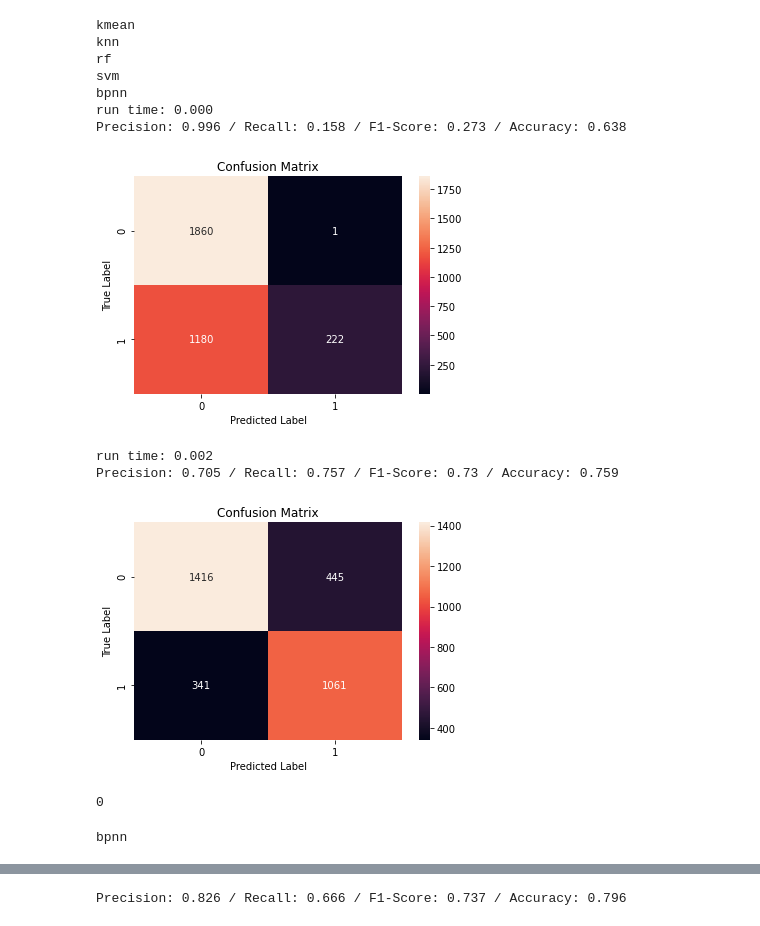
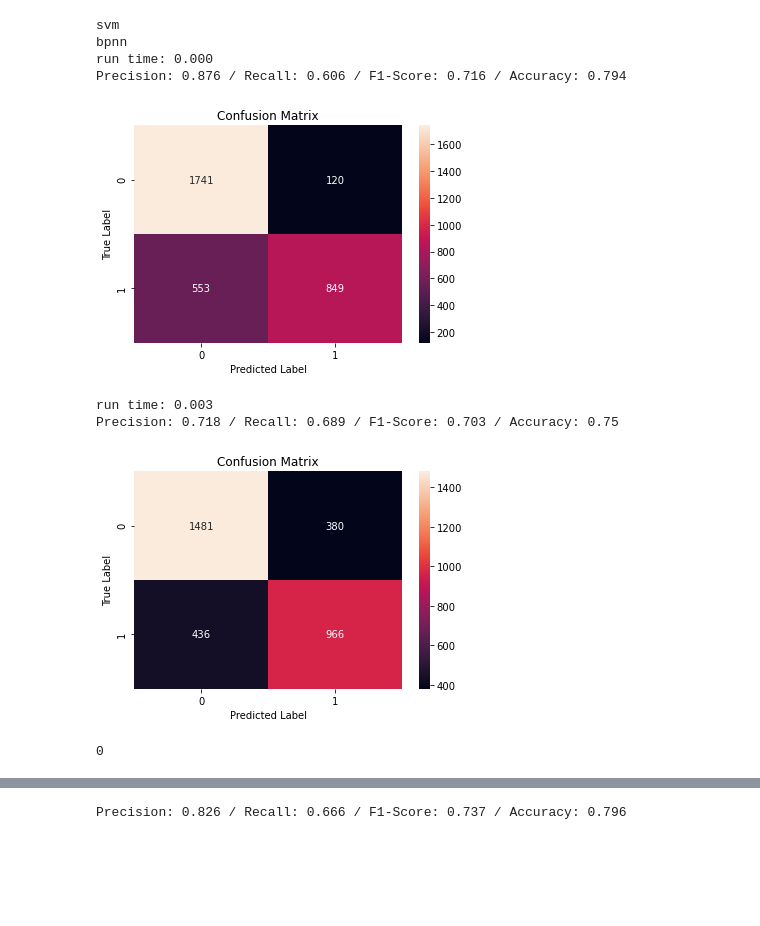
Before and after one commit to TannerFry/CS522-Final-Project, a Jupyter notebook: fusion.ipynb, the cells around one changed output, grey strips where cells are left out. Cells and saved outputs as stored; diff of their text form; code cells hidden in the pictures; blank space fills up the shorter version.

Commit message:
fld+fusion update

```diff
--- a/fusion.ipynb
+++ b/fusion.ipynb
@@ -96,7 +96,7 @@ def performance(Y_pred, Y_test):
 #fusion: majority voting
 def mv(X_test_fusion,Y_test):
     t0 = time.time()
-    Y_pred_mv = np.greater(np.sum(X_test_fusion, axis = 1),3).astype(int)
+    Y_pred_mv = np.greater(np.sum(X_test_fusion, axis = 1),1).astype(int)
     t1 = time.time()
     print(f"run time: {t1-t0:.3f}")
     performance(Y_pred_mv,Y_test)
@@ -129,35 +129,28 @@ def fusion_data(X_train,Y_train,X_test,Y_test):
 # %%
 # pca + fusion
 #X_train_fusion,Y_train,X_test_fusion,Y_test = fusion_data(X_train_pca,Y_train,X_test_pca,Y_test)
 
-Y_train_kmean, Y_pred_kmean = kmean(X_train_pca, Y_train, X_test_pca)
-Y_train_knn, Y_pred_knn = knn(X_train_pca, Y_train, X_test_pca)
-Y_train_fr, Y_pred_rf = rf(X_train_pca, Y_train, X_test_pca)
+#Y_train_kmean, Y_pred_kmean = kmean(X_train_pca, Y_train, X_test_pca)
+#Y_train_knn, Y_pred_knn = knn(X_train_pca, Y_train, X_test_pca)
+#Y_train_rf, Y_pred_rf = rf(X_train_pca, Y_train, X_test_pca)
 Y_train_svm, Y_pred_smv = svm(X_train_pca, Y_train, X_test_pca)
 Y_train_bpnn, Y_pred_bpnn = bpnn(X_train_pca, Y_train, X_test_pca)
-X_train_fusion = np.vstack((Y_train_kmean,Y_train_knn,Y_train_fr,Y_train_svm,Y_train_bpnn)).T
+X_train_fusion = np.vstack((Y_train_svm,Y_train_bpnn)).T
 X_train_fusion = X_train_fusion.astype(int, copy=False)
-X_test_fusion = np.vstack((Y_pred_kmean,Y_pred_knn,Y_pred_rf,Y_pred_smv,Y_pred_bpnn)).T
+X_test_fusion = np.vstack((Y_pred_smv,Y_pred_bpnn)).T
 X_test_fusion = X_test_fusion.astype(int, copy=False)
 Y_train = Y_train.astype(int, copy=False)
 Y_test = Y_test.astype(int, copy=False)
 
 mv(X_test_fusion,Y_test)
 nb(X_train_fusion,Y_train,X_test_fusion,Y_test)
 # %% [output]
-kmean
-knn
-rf
 svm
 bpnn
 run time: 0.000
-Precision: 0.996 / Recall: 0.158 / F1-Score: 0.273 / Accuracy: 0.638
+Precision: 0.876 / Recall: 0.606 / F1-Score: 0.716 / Accuracy: 0.794
-[figure, old version]
+[figure, new version]
-run time: 0.002
-Precision: 0.705 / Recall: 0.757 / F1-Score: 0.73 / Accuracy: 0.759
+run time: 0.003
+Precision: 0.718 / Recall: 0.689 / F1-Score: 0.703 / Accuracy: 0.75
-[figure, old version]
+[figure, new version]
 0
-# %%
-Y_train_bpnn, Y_pred_bpnn = bpnn(X_train_pca, Y_train, X_test_pca)
-# %% [output]
-bpnn
```
Also changed, not shown: parts of 1 cell of this notebook, 1 other file.
